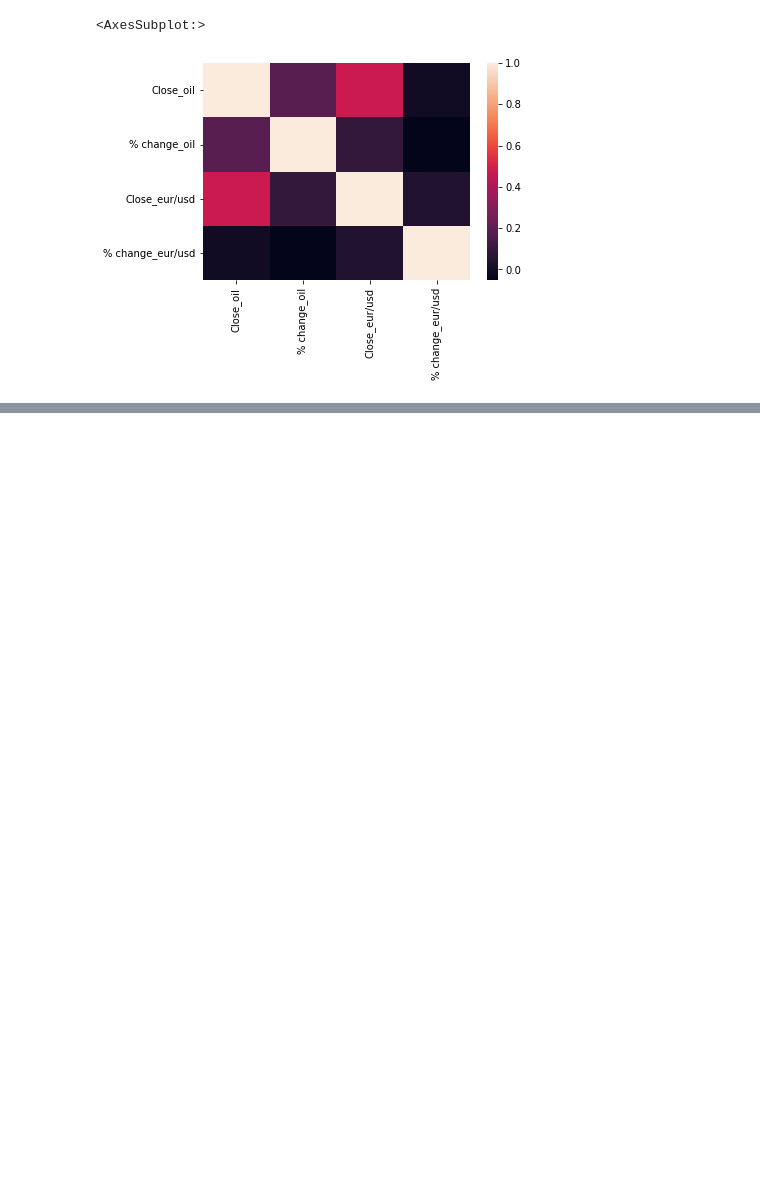
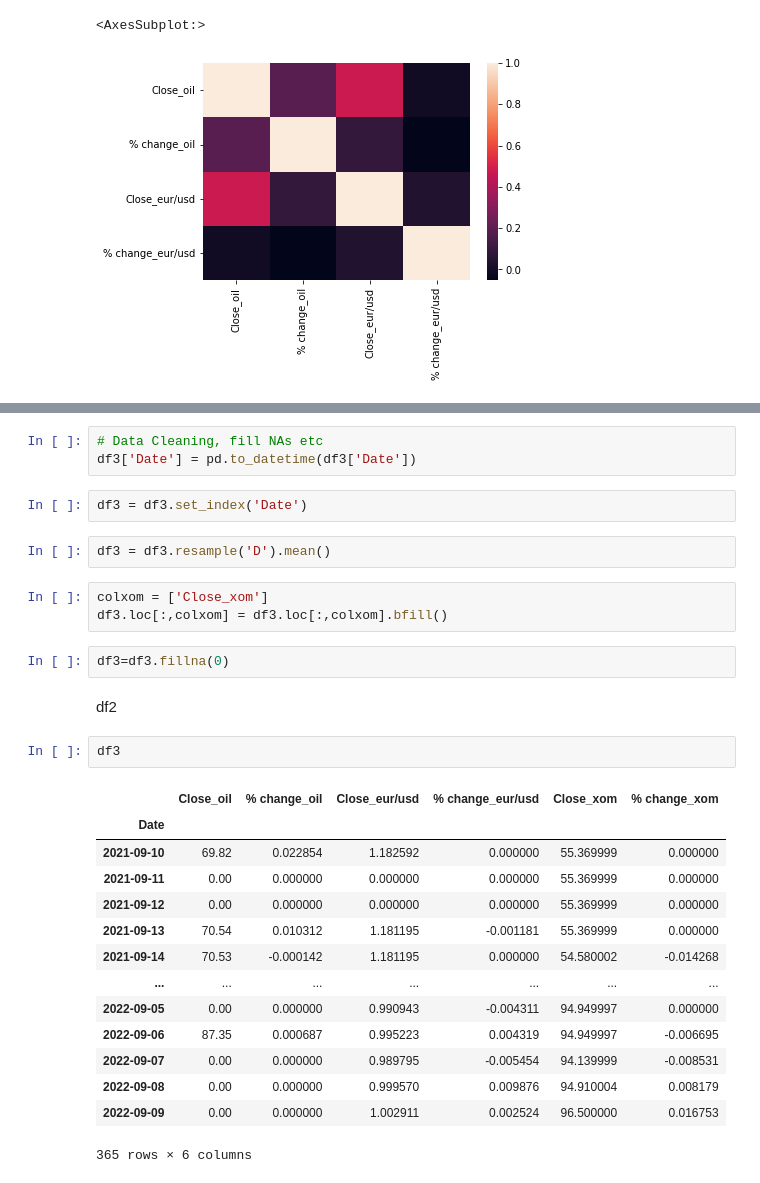
Before and after one commit to empeya/UCDPA_alistairempey, a Jupyter notebook: UCDPA_alistairempey.ipynb, the cells around one changed output, grey strips where cells are left out. Saved outputs shown, nothing was run; the diff lists cells and outputs as text; blank space fills up the shorter version.

```diff
--- a/UCDPA_alistairempey.ipynb
+++ b/UCDPA_alistairempey.ipynb
@@ -219,0 +272,31 @@ Close_eur/usd      0.472827      0.086489       1.000000          0.037756
+# %%
+# Data Cleaning, fill NAs etc
+df3['Date'] = pd.to_datetime(df3['Date'])
+# %%
+df3 = df3.set_index('Date')
+# %%
+df3 = df3.resample('D').mean()
+# %%
+colxom = ['Close_xom']
+df3.loc[:,colxom] = df3.loc[:,colxom].bfill()
+# %%
+df3=df3.fillna(0)
+# %% [markdown]
+df2
+# %%
+df3
+# %% [output]
+|  | Close_oil | % change_oil | Close_eur/usd | % change_eur/usd | Close_xom | % change_xom |
+| Date |  |  |  |  |  |  |
+| 2021-09-10 | 69.82 | 0.022854 | 1.182592 | 0.000000 | 55.369999 | 0.000000 |
+| 2021-09-11 | 0.00 | 0.000000 | 0.000000 | 0.000000 | 55.369999 | 0.000000 |
+| 2021-09-12 | 0.00 | 0.000000 | 0.000000 | 0.000000 | 55.369999 | 0.000000 |
+| 2021-09-13 | 70.54 | 0.010312 | 1.181195 | -0.001181 | 55.369999 | 0.000000 |
+| 2021-09-14 | 70.53 | -0.000142 | 1.181195 | 0.000000 | 54.580002 | -0.014268 |
+| ... | ... | ... | ... | ... | ... | ... |
+| 2022-09-05 | 0.00 | 0.000000 | 0.990943 | -0.004311 | 94.949997 | 0.000000 |
+| 2022-09-06 | 87.35 | 0.000687 | 0.995223 | 0.004319 | 94.949997 | -0.006695 |
+| 2022-09-07 | 0.00 | 0.000000 | 0.989795 | -0.005454 | 94.139999 | -0.008531 |
+| 2022-09-08 | 0.00 | 0.000000 | 0.999570 | 0.009876 | 94.910004 | 0.008179 |
+| 2022-09-09 | 0.00 | 0.000000 | 1.002911 | 0.002524 | 96.500000 | 0.016753 |
+365 rows × 6 columns
```
Also changed, not shown: parts of 10 cells of this notebook.
